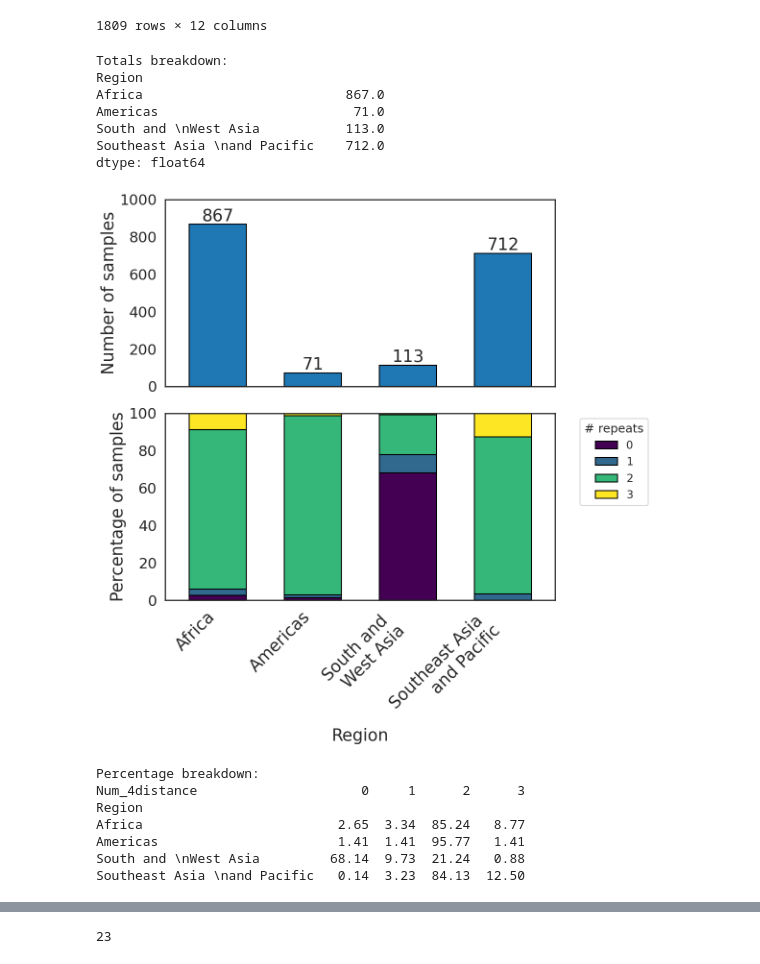
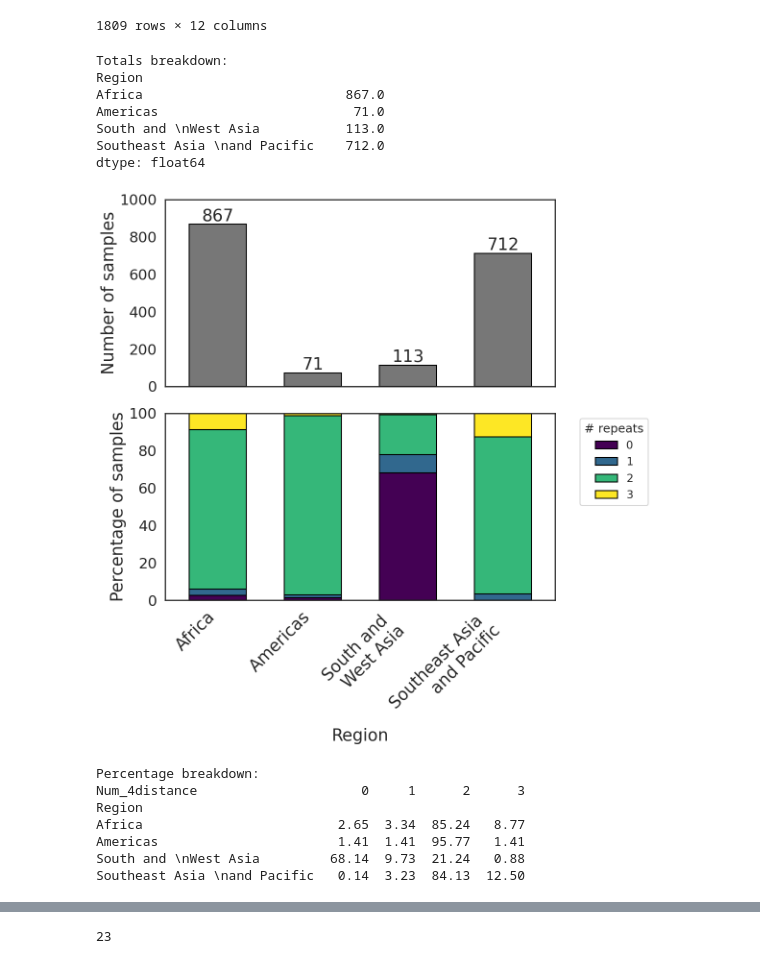
Before and after one commit to pablocarderam/csp_repeat_analysis, a Jupyter notebook: src/Genbank_CSP.ipynb, the cells around one changed output, grey strips where cells are left out. Saved outputs shown, nothing was run; the diff lists cells and outputs as text; code cells hidden in the pictures.

Commit message:
Change bar colors

```diff
--- a/src/Genbank_CSP.ipynb
+++ b/src/Genbank_CSP.ipynb
@@ -333,7 +333,7 @@ df_pct = df_pivot.sum(axis=1)
 # Create the stacked bar chart
 f, axs = plt.subplots(2, 1, figsize=(12, 12), sharex=True)
 axs[0] = plt.subplot(211)
-p = axs[0].bar(df_pivot.index, df_pct, edgecolor='black', width=0.6,)
+p = axs[0].bar(df_pivot.index, df_pct, edgecolor='black', width=0.6, color="#777777")
 
 # Customize the chart
 axs[0].set_xlabel('', fontsize=25)
@@ -361,34 +361,34 @@ df_pivot = df_pivot.drop(df_pivot.columns[[4]], axis=1)
 
 # Calculate percentages
 df_pct = df_pivot.div(df_pivot.sum(axis=1), axis=0) * 100
 
 # Create the stacked bar chart
 axs[1] = plt.subplot(212)
 df_pct.plot(kind='bar', stacked=True, ax=axs[1], colormap='viridis', edgecolor='black', width=0.6)
 
 # Customize the chart
 axs[1].set_xlabel('Region', fontsize=25)
 axs[1].set_ylabel('Percentage of samples', fontsize=25, )
 axs[1].legend(title='# repeats', bbox_to_anchor=(1.05, 1), loc='upper left')
 axs[1].set_ylim(0, 100)
 axs[1].set_xticklabels(axs[1].get_xticklabels(), rotation=45, ha='right', fontsize=25, )
 axs[1].set_yticklabels(axs[1].get_yticklabels(), rotation=0, ha='right', fontsize=22, )
 
 plt.tight_layout()
 # plt.savefig('/mnt/user-data/outputs/stacked_bar_chart.png', dpi=300, bbox_inches='tight')
 plt.show()
 
 print("\nPercentage breakdown:")
 print(df_pct.round(2))
 # %% [output]
 Totals breakdown:
 Region
 Africa                          867.0
 Americas                         71.0
 South and \nWest Asia           113.0
 Southeast Asia \nand Pacific    712.0
 dtype: float64
-[figure, old version]
+[figure, new version]
 Percentage breakdown:
 Num_4distance                     0     1      2      3
 Region
```
Also changed, not shown: parts of 2 cells of this notebook, 1 other file.
